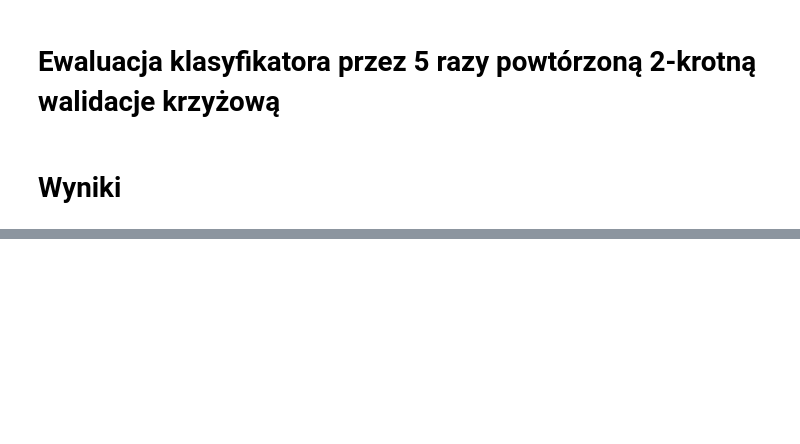
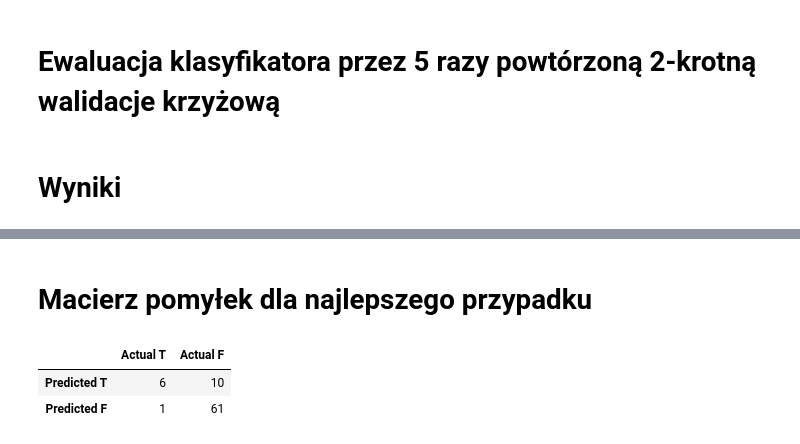
Before and after one commit to eqitor/kNN_dying_liver, a Jupyter notebook: Ranking Cech.ipynb, the cells around one changed output, grey strips where cells are left out. Drawn from its saved outputs; the diff is of its cells as text; code cells hidden in the pictures; blank space fills up the shorter version.

```diff
--- a/Ranking Cech.ipynb
+++ b/Ranking Cech.ipynb
@@ -268,3 +270,40 @@ plt.show()
 # %% [output]
 [interactive output not drawn]
 [interactive output not drawn]
+# %% [markdown]
+# Macierz pomyłek dla najlepszego przypadku
+# %%
+from sklearn.model_selection import train_test_split
+from sklearn.metrics import confusion_matrix
+
+# Szukanie najlepszej dokładnośći
+best_score = results_df.loc[results_df['Dokładność'] == max(results_df['Dokładność'])]
+
+# Najlepsze parametry
+k_best = int(best_score['Parametr k'])
+metric_best = best_score['Metryka'].tolist()[0]
+features_best = int(best_score['Liczba cech'])
+
+# inicjalizacja nowego klasyfikatora z najlepszymi parametrami
+best_knn = KNeighborsClassifier(n_neighbors=k_best, metric=metric_best)
+
+# standaryzacja danych
+X_best = stdsc.fit_transform(X_sorted_np[:,:features_best])
+
+# przygotowanie poróbek uczących i testowych
+X_train, X_test, y_train, y_test = train_test_split(X_best, y, test_size=0.5, random_state=1, stratify=y)
+
+# dopasowanie klasyfikatora
+best_knn.fit(X_train, y_train)
+
+# użycie klasyfikatora na danych testowych, otrzymujemy wyniki klasyfikacji
+y_predicted = best_knn.predict(X_test)
+
+# tworzenie macierzy pomyłek
+conf_matrix = confusion_matrix(y_test, y_predicted)
+conf_matrix_df = pd.DataFrame(conf_matrix, columns=['Actual T', 'Actual F'], index=['Predicted T', 'Predicted F'])
+conf_matrix_df
+# %% [output]
+|  | Actual T | Actual F |
+| Predicted T | 6 | 10 |
+| Predicted F | 1 | 61 |
```
Also changed, not shown: parts of 5 cells of this notebook, 1 other file.
